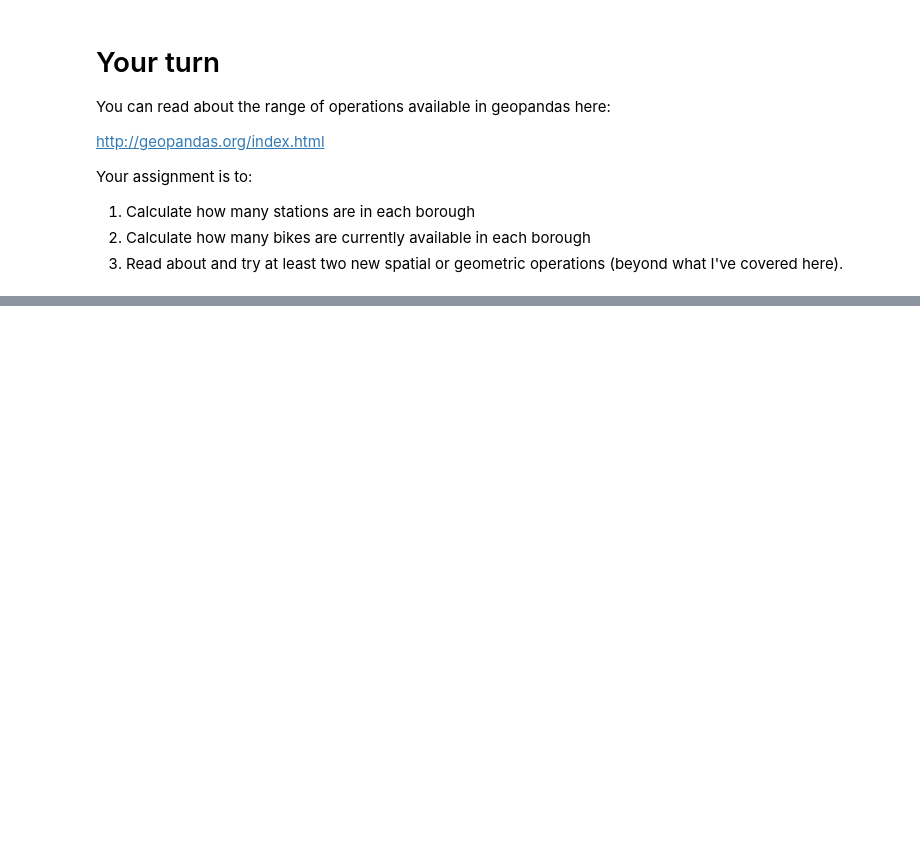
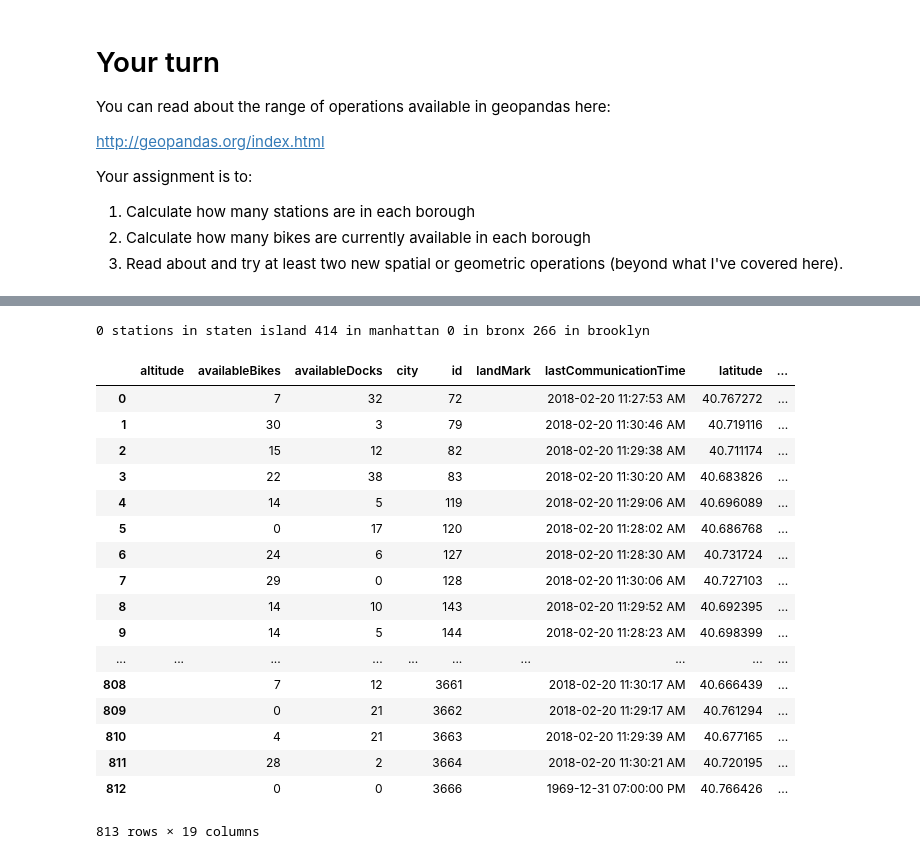
Before and after one commit to jawadmhoque/ce599, a Jupyter notebook: 10-Spatial Analysis/citibike.ipynb, the cells around one changed output, grey strips where cells are left out. Drawn from its saved outputs; the diff is of its cells as text; code cells hidden in the pictures; blank space fills up the shorter version.

Commit message:
Exercise
Calculated number of stations in each borogh

```diff
--- a/10-Spatial Analysis/citibike.ipynb
+++ b/10-Spatial Analysis/citibike.ipynb
@@ -76,0 +108,31 @@ Your assignment is to:
+# %%
+station_mn = df.geometry.within(boros.geometry[0])
+station_brnx = df.geometry.within(boros.geometry[1])
+station_queens = df.geometry.within(boros.geometry[3])
+station_sttn = df.geometry.within(boros.geometry[4])
+station_brkln = df.geometry.within(boros.geometry[2])
+
+print(sum(station_sttn),"stations in staten island",sum(station_mn),"in manhattan",sum(station_brnx),"in bronx",sum(station_brkln),"in brooklyn")
+# %% [output]
+0 stations in staten island 414 in manhattan 0 in bronx 266 in brooklyn
+# %%
+df
+# %% [output]
+|  | altitude | availableBikes | availableDocks | city | id | landMark | lastCommunicationTime | latitude | ... |
+| 0 |  | 7 | 32 |  | 72 |  | 2018-02-20 11:27:53 AM | 40.767272 | ... |
+| 1 |  | 30 | 3 |  | 79 |  | 2018-02-20 11:30:46 AM | 40.719116 | ... |
+| 2 |  | 15 | 12 |  | 82 |  | 2018-02-20 11:29:38 AM | 40.711174 | ... |
+| 3 |  | 22 | 38 |  | 83 |  | 2018-02-20 11:30:20 AM | 40.683826 | ... |
+| 4 |  | 14 | 5 |  | 119 |  | 2018-02-20 11:29:06 AM | 40.696089 | ... |
+| 5 |  | 0 | 17 |  | 120 |  | 2018-02-20 11:28:02 AM | 40.686768 | ... |
+| 6 |  | 24 | 6 |  | 127 |  | 2018-02-20 11:28:30 AM | 40.731724 | ... |
+| 7 |  | 29 | 0 |  | 128 |  | 2018-02-20 11:30:06 AM | 40.727103 | ... |
+| 8 |  | 14 | 10 |  | 143 |  | 2018-02-20 11:29:52 AM | 40.692395 | ... |
+| 9 |  | 14 | 5 |  | 144 |  | 2018-02-20 11:28:23 AM | 40.698399 | ... |
+| ... | ... | ... | ... | ... | ... | ... | ... | ... | ... |
+| 808 |  | 7 | 12 |  | 3661 |  | 2018-02-20 11:30:17 AM | 40.666439 | ... |
+| 809 |  | 0 | 21 |  | 3662 |  | 2018-02-20 11:29:17 AM | 40.761294 | ... |
+| 810 |  | 4 | 21 |  | 3663 |  | 2018-02-20 11:29:39 AM | 40.677165 | ... |
+| 811 |  | 28 | 2 |  | 3664 |  | 2018-02-20 11:30:21 AM | 40.720195 | ... |
+| 812 |  | 0 | 0 |  | 3666 |  | 1969-12-31 07:00:00 PM | 40.766426 | ... |
+813 rows × 19 columns
```
Also changed, not shown: parts of 4 cells of this notebook, 2 other files.
